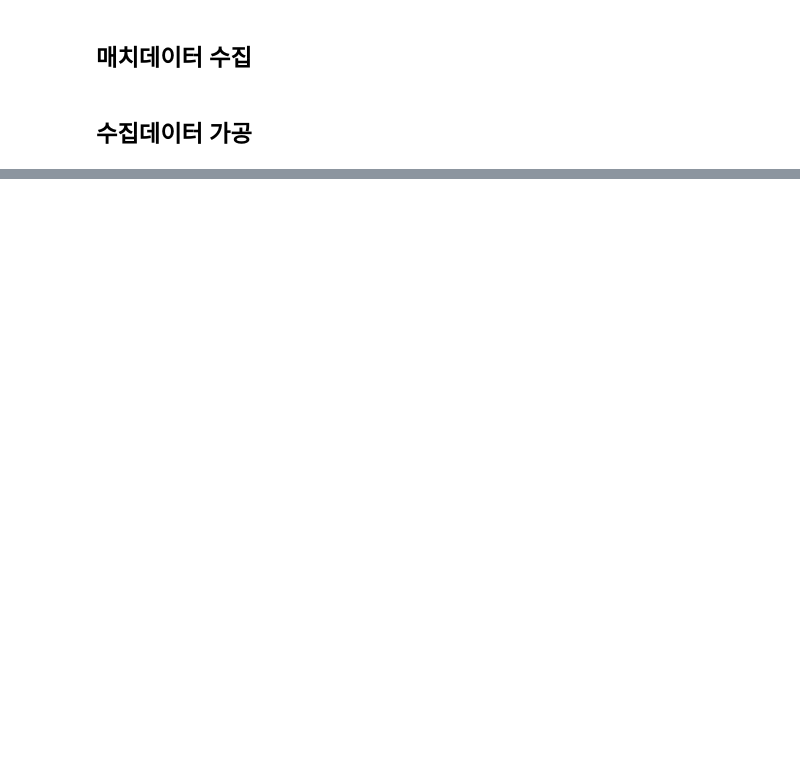
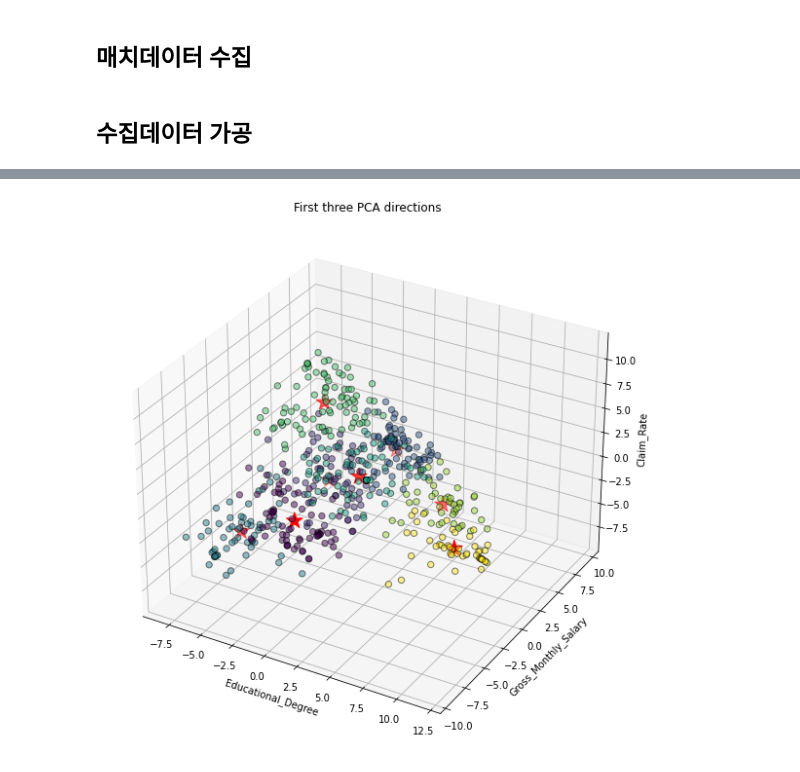
Before and after one commit to dogzz9445/team_fight_tactics_analyze, a Jupyter notebook: Main.ipynb, the cells around one changed output, grey strips where cells are left out. Saved outputs shown, nothing was run; the diff lists cells and outputs as text; code cells hidden in the pictures; blank space fills up the shorter version.

Commit message:
DBSCAN and KMeans for analyzing TFT season5)

```diff
--- a/Main.ipynb
+++ b/Main.ipynb
@@ -109,3 +110,3 @@ match_ids = GetMatchIdsByList(puuids[0:5], 20)
 match_ids = sorted(list(set(match_ids)), reverse=True)
 # %%
-matches = GetMatchesByList(match_ids[0:5], temp_start_timestamp)
+matches = GetMatchesByList(match_ids, season5_start_timestamp)
@@ -146,0 +190,17 @@ df
+# %%
+df_clustering = df_match.drop(['companion',
+                               'gold_left',
+                               'last_round',
+                               'level',
+                               'placement',
+                               'players_eliminated',
+                               'puuid',
+                               'time_eliminated',
+                               'total_damage_to_players',
+                               'traits',
+                               'units'], axis=1)
+# %%
+for idx, col in enumerate(df_clustering.columns.tolist()):
+    if col == 'Boss_num_units':
+        df_clustering = df_clustering.drop(df_clustering.columns.tolist()[idx:], axis=1)
+        break
@@ -146,0 +233,36 @@ df
+# %%
+from sklearn.decomposition import PCA
+from sklearn.cluster import KMeans
+import matplotlib.pyplot as plt
+from mpl_toolkits.mplot3d import Axes3D
+
+pca_ = PCA(n_components=3)
+X_Demo_fit_pca = pca_.fit_transform(df_clustering)
+
+kmeans_PCA = KMeans(n_clusters=8, init='k-means++', max_iter= 300, n_init= 10, random_state= 3)
+
+y_kmeans_PCA = kmeans_PCA.fit_predict(X_Demo_fit_pca)
+y_kmeans_PCA
+
+fig = plt.figure(figsize=(20,10))
+ax = fig.add_subplot(111, projection='3d')
+ax.scatter(X_Demo_fit_pca[:,0],X_Demo_fit_pca[:,1],X_Demo_fit_pca[:,2],
+            c=y_kmeans_PCA, cmap='viridis',
+            edgecolor='k', s=40, alpha = 0.5)
+
+
+ax.set_title("First three PCA directions")
+ax.set_xlabel("Educational_Degree")
+ax.set_ylabel("Gross_Monthly_Salary")
+ax.set_zlabel("Claim_Rate")
+ax.dist = 10
+
+ax.scatter(kmeans_PCA.cluster_centers_[:,0], kmeans_PCA.cluster_centers_[:,1],
+           kmeans_PCA.cluster_centers_[:,2],
+           s = 300, c = 'r', marker='*', label = 'Centroid')
+
+plt.autoscale(enable=True, axis='x', tight=True)
+
+plt.show()
+# %% [output]
+[figure, added]
```
Also changed, not shown: parts of 15 cells of this notebook, 1 other file.
